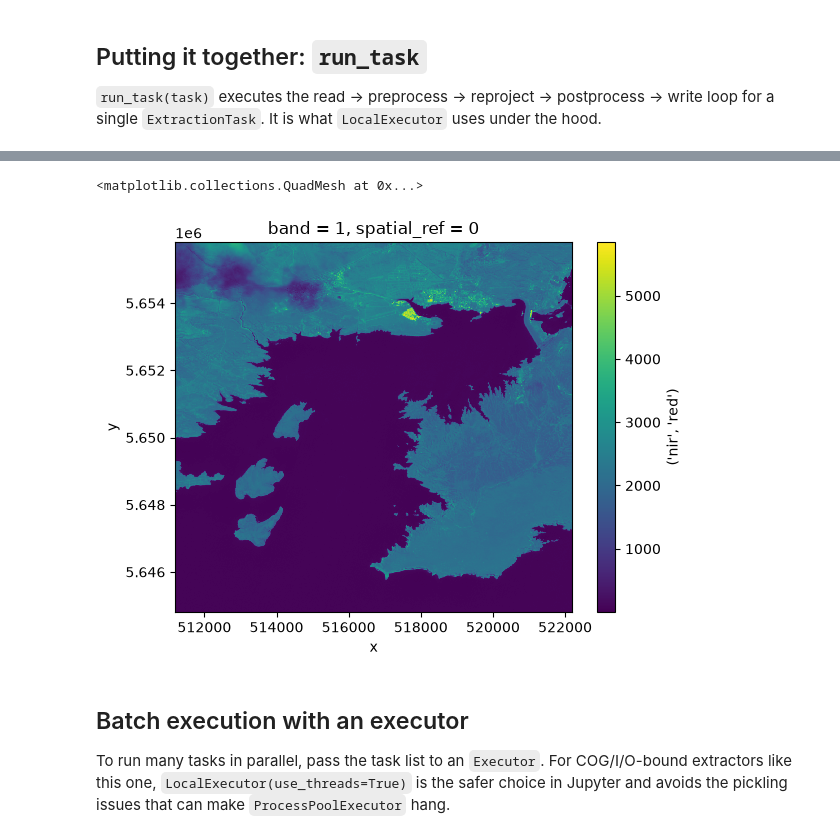
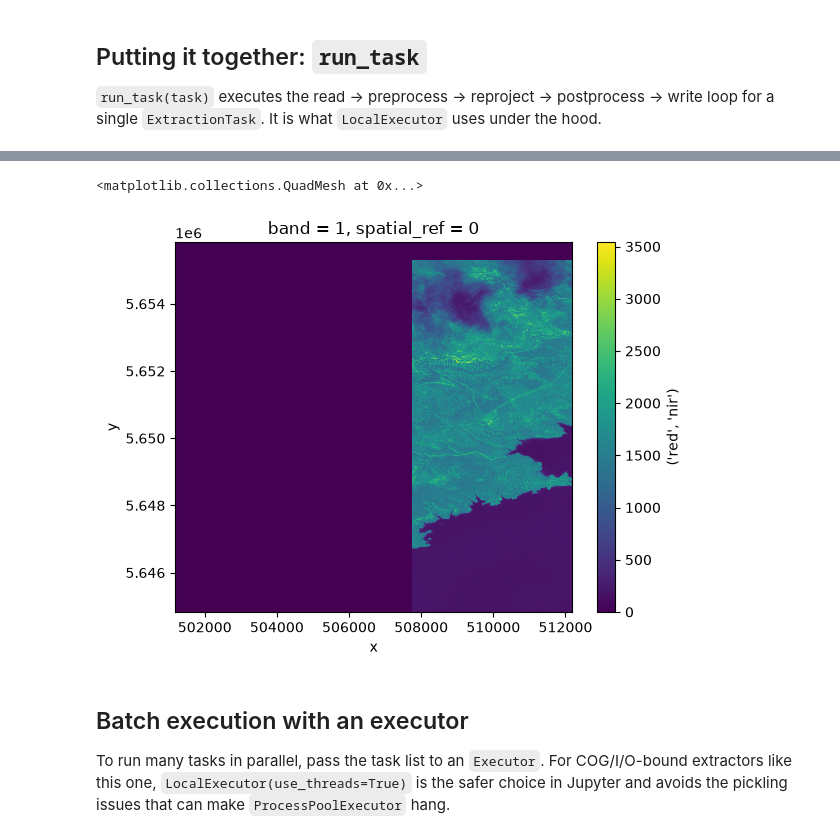
Before and after one commit to frandorr/aereo, a Jupyter notebook: examples/step_by_step_raw.ipynb, the cells around one changed output, grey strips where cells are left out. Drawn from its saved outputs; the diff is of its cells as text; code cells hidden in the pictures.

```diff
--- a/examples/step_by_step_raw.ipynb
+++ b/examples/step_by_step_raw.ipynb
@@ -114,7 +105,7 @@ from aereo.builtins.task_builder import build_grouped_tasks
 tasks = build_grouped_tasks(
     search_results=assets,
     job=job,
-    cells_per_task=50,
+    cells_per_task=4,
 )
 
 print(f"\u2713 Built {len(tasks)} extraction task(s)")
@@ -304,8 +280,8 @@ artifacts_gdf[["id", "uri", "grid_cell", "geometry"]].head()
 # %%
-rioxarray.open_rasterio(artifacts_gdf.iloc[4].uri)[0].plot()
+rioxarray.open_rasterio(artifacts_gdf.iloc[3].uri)[0].plot()
 # %% [output]
 <matplotlib.collections.QuadMesh at 0x...>
-[figure, old version]
+[figure, new version]
 # %% [markdown]
 ## Batch execution with an executor
 
```
Also changed, not shown: parts of 14 cells of this notebook, 17 other files.
